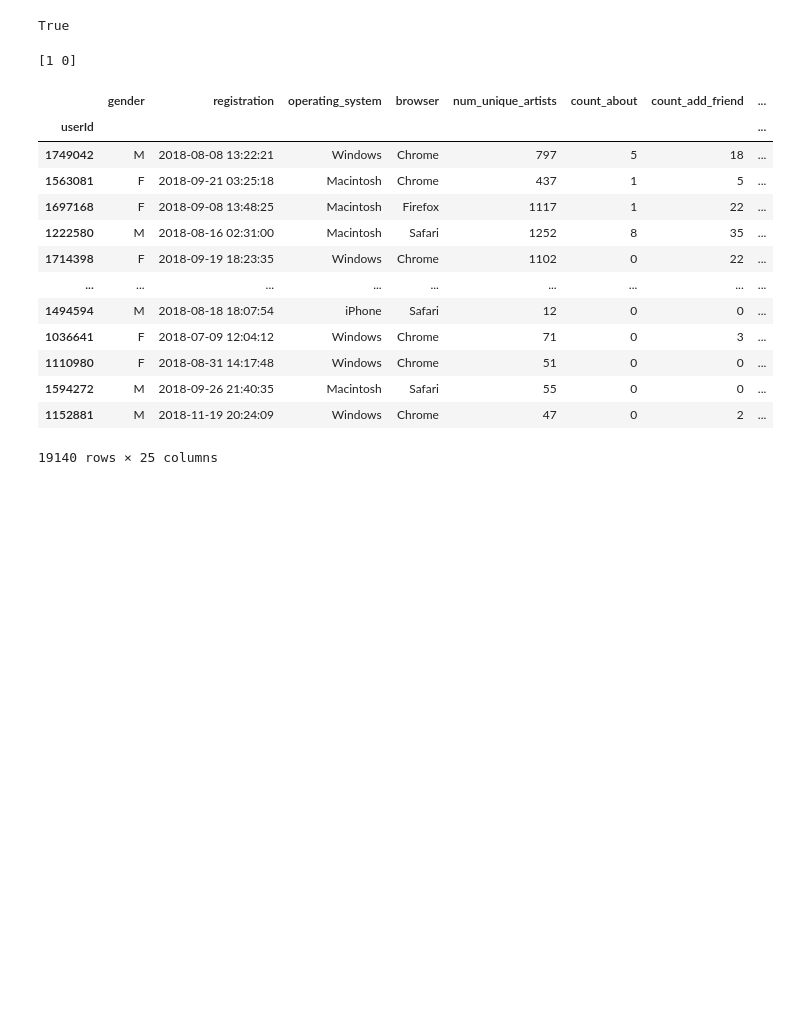
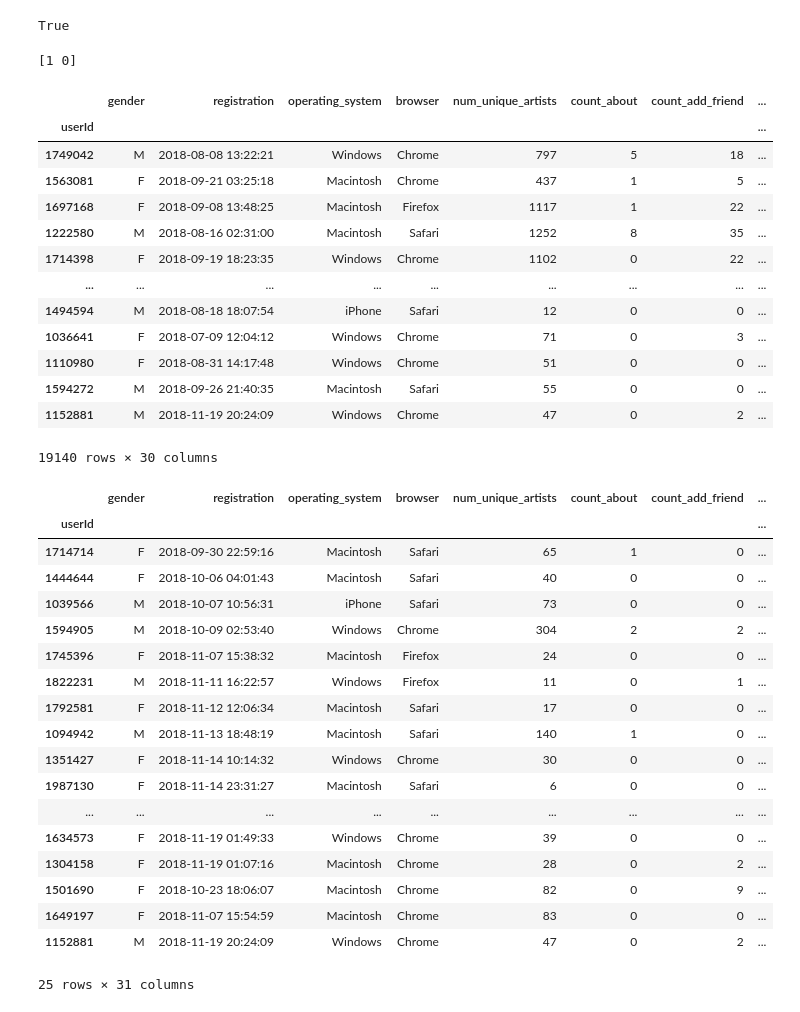
Before and after one commit to weichieh-chou/churn_competition, a Jupyter notebook: feature_engineering.ipynb, the cells around one changed output. Saved outputs shown, nothing was run; the diff lists cells and outputs as text; code cells hidden in the pictures; blank space fills up the shorter version.

```diff
--- a/feature_engineering.ipynb
+++ b/feature_engineering.ipynb
@@ -81,20 +81,17 @@ df_users_base.sample(5)
 5 rows × 25 columns
 # %%
 # Build user lifecycle
-df_user_lifecycle = (
-    df_clean_churn.groupby("userId")["time"].max()
-    - df_clean_churn.groupby("userId")["registration"].min()
-)
 
-df_user_lifecycle = (
-    df_user_lifecycle
-    .reset_index(name="user_lifecycle")
+df_last_time = (
+    df_clean_churn.groupby("userId")["time"]
+    .max()
+    .reset_index(name="last_time")
     .set_index("userId")
 )
 
-# Join
-df_users_base = df_users_base.join(df_user_lifecycle)
-df_users_base["user_lifecycle"] = df_users_base["user_lifecycle"].dt.days
+df_users_base = df_users_base.join(df_last_time)
+df_users_base["user_lifecycle_h"] = df_users_base["last_time"] - df_users_base["registration"]
+df_users_base["user_lifecycle_h"] = df_users_base["user_lifecycle_h"].dt.total_seconds() / 3600
 
 df_users_base.head()
 # %% [output]
@@ -139,7 +136,7 @@ df_item_per_session = (
 
 df_users_base = df_users_base.join(df_item_per_session)
 # %%
-df_users_base["frequency"] = df_users_base["count_total_sessions"] / df_users_base["user_lifecycle"]
+df_users_base["frequency"] = df_users_base["count_total_sessions"] / df_users_base["user_lifecycle_h"]
 # %%
 df_users_base.sample(5)
 # %% [output]
@@ -175,4 +172,29 @@ df_users_base.rename(columns={"count_cancellation_confirmation":"churn_label"})
 | 1110980 | F | 2018-08-31 14:17:48 | Windows | Chrome | 51 | 0 | 0 | ... |
 | 1594272 | M | 2018-09-26 21:40:35 | Macintosh | Safari | 55 | 0 | 0 | ... |
 | 1152881 | M | 2018-11-19 20:24:09 | Windows | Chrome | 47 | 0 | 2 | ... |
-19140 rows × 25 columns
+19140 rows × 30 columns
+# %%
+df_users_base["avg_songs_session"] = df_users_base["count_nextsong"] / df_users_base["count_total_sessions"]
+# %%
+mask = df_users_base["user_lifecycle_h"] < 24
+df_users_base[mask]
+# %% [output]
+|  | gender | registration | operating_system | browser | num_unique_artists | count_about | count_add_friend | ... |
+| userId |  |  |  |  |  |  |  | ... |
+| 1714714 | F | 2018-09-30 22:59:16 | Macintosh | Safari | 65 | 1 | 0 | ... |
+| 1444644 | F | 2018-10-06 04:01:43 | Macintosh | Safari | 40 | 0 | 0 | ... |
+| 1039566 | M | 2018-10-07 10:56:31 | iPhone | Safari | 73 | 0 | 0 | ... |
+| 1594905 | M | 2018-10-09 02:53:40 | Windows | Chrome | 304 | 2 | 2 | ... |
+| 1745396 | F | 2018-11-07 15:38:32 | Macintosh | Firefox | 24 | 0 | 0 | ... |
+| 1822231 | M | 2018-11-11 16:22:57 | Windows | Firefox | 11 | 0 | 1 | ... |
+| 1792581 | F | 2018-11-12 12:06:34 | Macintosh | Safari | 17 | 0 | 0 | ... |
+| 1094942 | M | 2018-11-13 18:48:19 | Macintosh | Safari | 140 | 1 | 0 | ... |
+| 1351427 | F | 2018-11-14 10:14:32 | Windows | Chrome | 30 | 0 | 0 | ... |
+| 1987130 | F | 2018-11-14 23:31:27 | Macintosh | Safari | 6 | 0 | 0 | ... |
+| ... | ... | ... | ... | ... | ... | ... | ... | ... |
+| 1634573 | F | 2018-11-19 01:49:33 | Windows | Chrome | 39 | 0 | 0 | ... |
+| 1304158 | F | 2018-11-19 01:07:16 | Macintosh | Chrome | 28 | 0 | 2 | ... |
+| 1501690 | F | 2018-10-23 18:06:07 | Macintosh | Chrome | 82 | 0 | 9 | ... |
+| 1649197 | F | 2018-11-07 15:54:59 | Macintosh | Chrome | 83 | 0 | 0 | ... |
+| 1152881 | M | 2018-11-19 20:24:09 | Windows | Chrome | 47 | 0 | 2 | ... |
+25 rows × 31 columns
```
Also changed, not shown: parts of 10 cells of this notebook.
